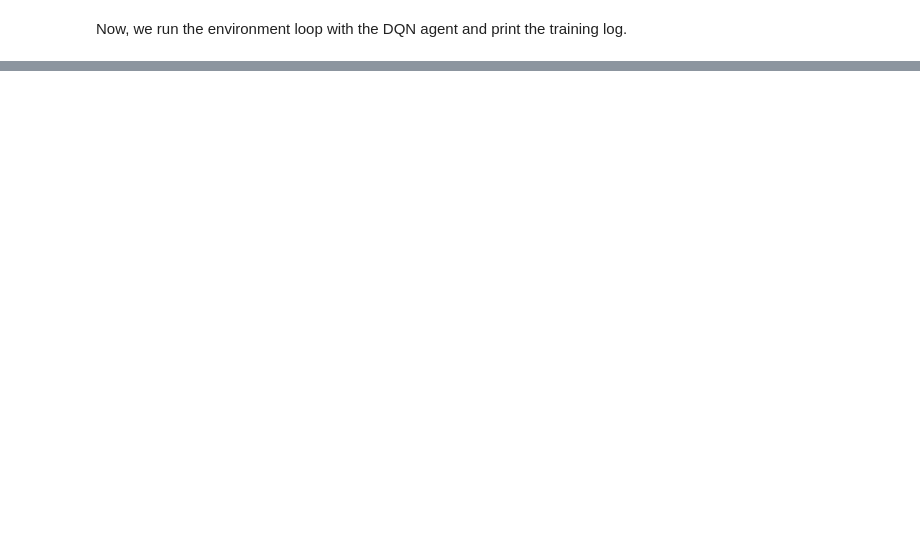
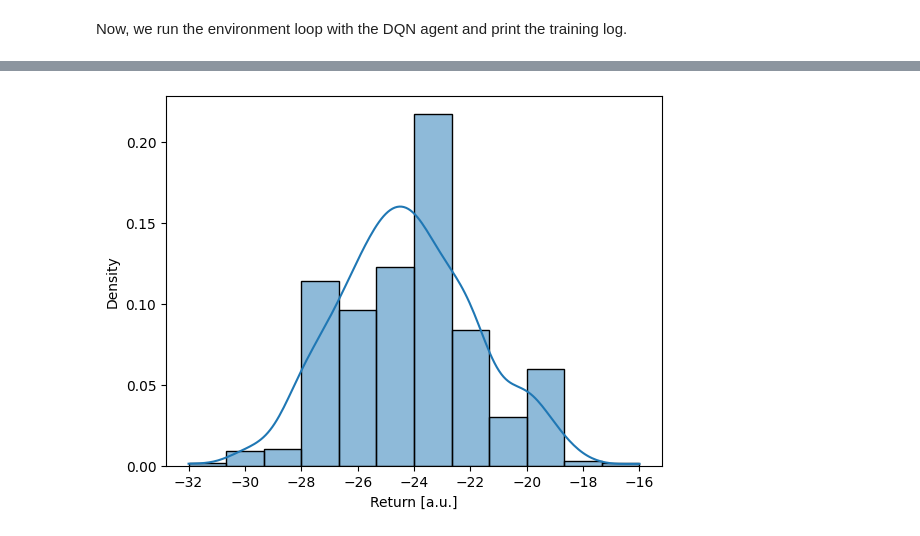
Before and after one commit to tozanni/nma_wcst_rl, a Jupyter notebook: human_rl_wcst.ipynb, the cells around one changed output, grey strips where cells are left out. Saved outputs shown, nothing was run; the diff lists cells and outputs as text; code cells hidden in the pictures; blank space fills up the shorter version.

```diff
--- a/human_rl_wcst.ipynb
+++ b/human_rl_wcst.ipynb
@@ -564,0 +568,85 @@ logs[['episode_return']].astype('float32').plot()
+# %%
+env, env_spec = WCST_Env.create_environment()
+
+def dqn_make_network(action_spec: specs.DiscreteArray) -> snt.Module:
+  return snt.Sequential([
+      snt.Flatten(),
+      snt.nets.MLP([50, 50, action_spec.num_values]),
+  ])
+
+# construct a DQN agent
+agent = dqn.DQN(
+    environment_spec=env_spec,
+    network=dqn_make_network(env_spec.actions),
+    epsilon=[0.5],
+    logger=loggers.InMemoryLogger(),
+    checkpoint=False,
+)
+
+# fitting parameters
+n_episodes = 500
+n_total_steps = 0
+log_loss = False
+n_steps = n_episodes * 36
+all_returns = []
+
+# main loop
+for episode in range(n_episodes):
+  episode_steps = 0
+  episode_return = 0
+  episode_loss = 0
+
+  start_time = time.time()
+
+  timestep = env.reset()
+
+  # Make the first observation.
+  agent.observe_first(timestep)
+
+  # Run an episode
+  while not timestep.last():
+
+    # Generate an action from the agent's policy and step the environment.
+    action = agent.select_action(timestep.observation)
+    timestep = env.step(action)
+
+    # Have the agent observe the timestep and let the agent update itself.
+    agent.observe(action, next_timestep=timestep)
+    agent.update()
+
+    # Book-keeping.
+    episode_steps += 1
+    n_total_steps += 1
+    episode_return += timestep.reward
+
+    if n_steps is not None and n_total_steps >= n_steps:
+      break
+
+  # Collect the results and combine with counts.
+  steps_per_second = episode_steps / (time.time() - start_time)
+  result = {
+      'episode': episode,
+      'episode_length': episode_steps,
+      'episode_return': episode_return,
+  }
+  if log_loss:
+    result['loss_avg'] = episode_loss/episode_steps
+
+  all_returns.append(episode_return)
+
+  # Log the given results.
+  #print(result)
+
+  if n_steps is not None and n_total_steps >= n_steps:
+    break
+
+print("DONE")
+
+#clear_output()
+# Histogram of all returns
+plt.figure()
+sns.histplot(all_returns, stat="density", kde=True, bins=12)
+plt.xlabel('Return [a.u.]')
+plt.ylabel('Density')
+plt.show()
+# %% [output]
@@ -564,0 +654 @@ logs[['episode_return']].astype('float32').plot()
+[figure, added]
```
Also changed, not shown: parts of 10 cells of this notebook.
